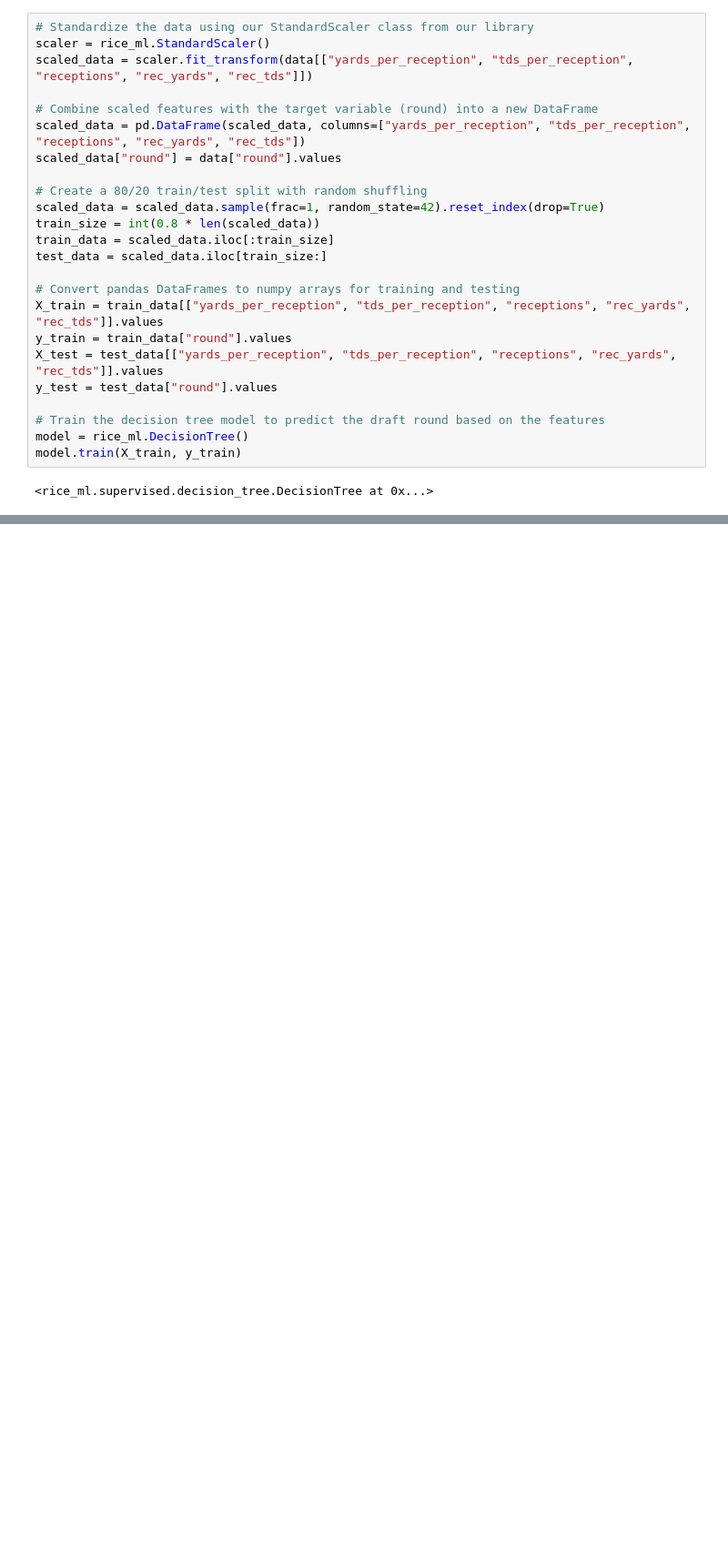
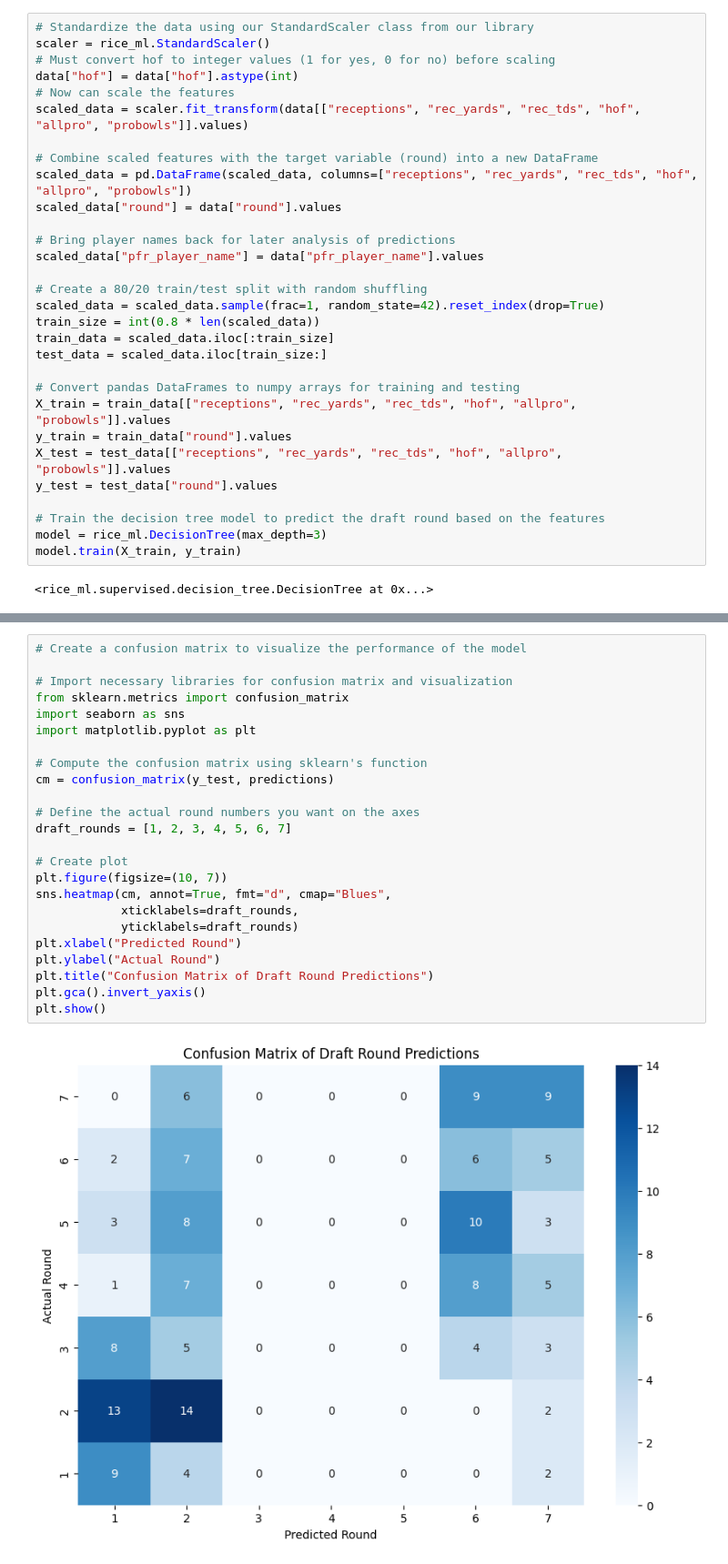
Before and after one commit to maxbasurto17/CMOR438-Project, a Jupyter notebook: examples/decision_tree_example.ipynb, the cells around one changed output, grey strips where cells are left out. Shown at 91% size. Drawn from its saved outputs; the diff is of its cells as text; blank space fills up the shorter version.

Commit message:
reworked decision tree and random forest examples to better reflect the data

```diff
--- a/examples/decision_tree_example.ipynb
+++ b/examples/decision_tree_example.ipynb
@@ -52,11 +64,17 @@ Now we can standardize the data and train the decision tree model.
 # %%
 # Standardize the data using our StandardScaler class from our library
 scaler = rice_ml.StandardScaler()
-scaled_data = scaler.fit_transform(data[["yards_per_reception", "tds_per_reception", "receptions", "rec_yards", "rec_tds"]])
+# Must convert hof to integer values (1 for yes, 0 for no) before scaling
+data["hof"] = data["hof"].astype(int)
+# Now can scale the features
+scaled_data = scaler.fit_transform(data[["receptions", "rec_yards", "rec_tds", "hof", "allpro", "probowls"]].values)
 
 # Combine scaled features with the target variable (round) into a new DataFrame
-scaled_data = pd.DataFrame(scaled_data, columns=["yards_per_reception", "tds_per_reception", "receptions", "rec_yards", "rec_tds"])
+scaled_data = pd.DataFrame(scaled_data, columns=["receptions", "rec_yards", "rec_tds", "hof", "allpro", "probowls"])
 scaled_data["round"] = data["round"].values
+
+# Bring player names back for later analysis of predictions
+scaled_data["pfr_player_name"] = data["pfr_player_name"].values
 
 # Create a 80/20 train/test split with random shuffling
 scaled_data = scaled_data.sample(frac=1, random_state=42).reset_index(drop=True)
@@ -65,13 +83,13 @@ train_data = scaled_data.iloc[:train_size]
 test_data = scaled_data.iloc[train_size:]
 
 # Convert pandas DataFrames to numpy arrays for training and testing
-X_train = train_data[["yards_per_reception", "tds_per_reception", "receptions", "rec_yards", "rec_tds"]].values
+X_train = train_data[["receptions", "rec_yards", "rec_tds", "hof", "allpro", "probowls"]].values
 y_train = train_data["round"].values
-X_test = test_data[["yards_per_reception", "tds_per_reception", "receptions", "rec_yards", "rec_tds"]].values
+X_test = test_data[["receptions", "rec_yards", "rec_tds", "hof", "allpro", "probowls"]].values
 y_test = test_data["round"].values
 
 # Train the decision tree model to predict the draft round based on the features
-model = rice_ml.DecisionTree()
+model = rice_ml.DecisionTree(max_depth=3)
 model.train(X_train, y_train)
 # %% [output]
 <rice_ml.supervised.decision_tree.DecisionTree at 0x...>
@@ -99,0 +116,26 @@ Ultimately, our decision tree didn't create a significantly strong model, but pr
+# %%
+# Create a confusion matrix to visualize the performance of the model
+
+# Import necessary libraries for confusion matrix and visualization
+from sklearn.metrics import confusion_matrix
+import seaborn as sns
+import matplotlib.pyplot as plt
+
+# Compute the confusion matrix using sklearn's function
+cm = confusion_matrix(y_test, predictions)
+
+# Define the actual round numbers you want on the axes
+draft_rounds = [1, 2, 3, 4, 5, 6, 7]
+
+# Create plot
+plt.figure(figsize=(10, 7))
+sns.heatmap(cm, annot=True, fmt="d", cmap="Blues",
+            xticklabels=draft_rounds,
+            yticklabels=draft_rounds)
+plt.xlabel("Predicted Round")
+plt.ylabel("Actual Round")
+plt.title("Confusion Matrix of Draft Round Predictions")
+plt.gca().invert_yaxis()
+plt.show()
+# %% [output]
+[figure, added]
```
Also changed, not shown: parts of 9 cells of this notebook.
